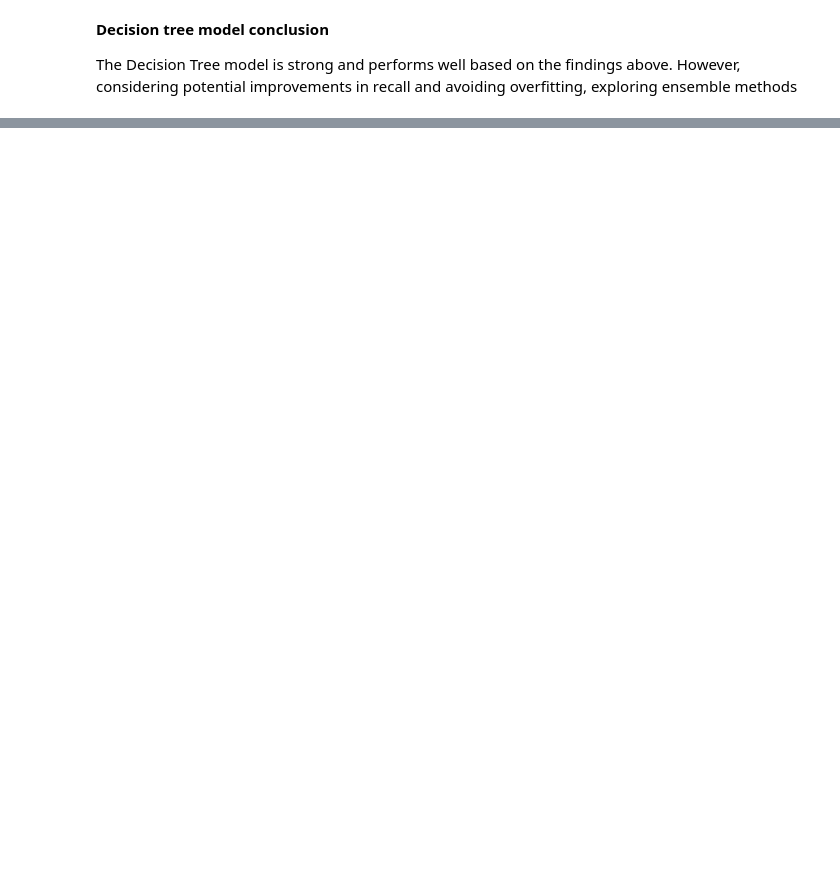
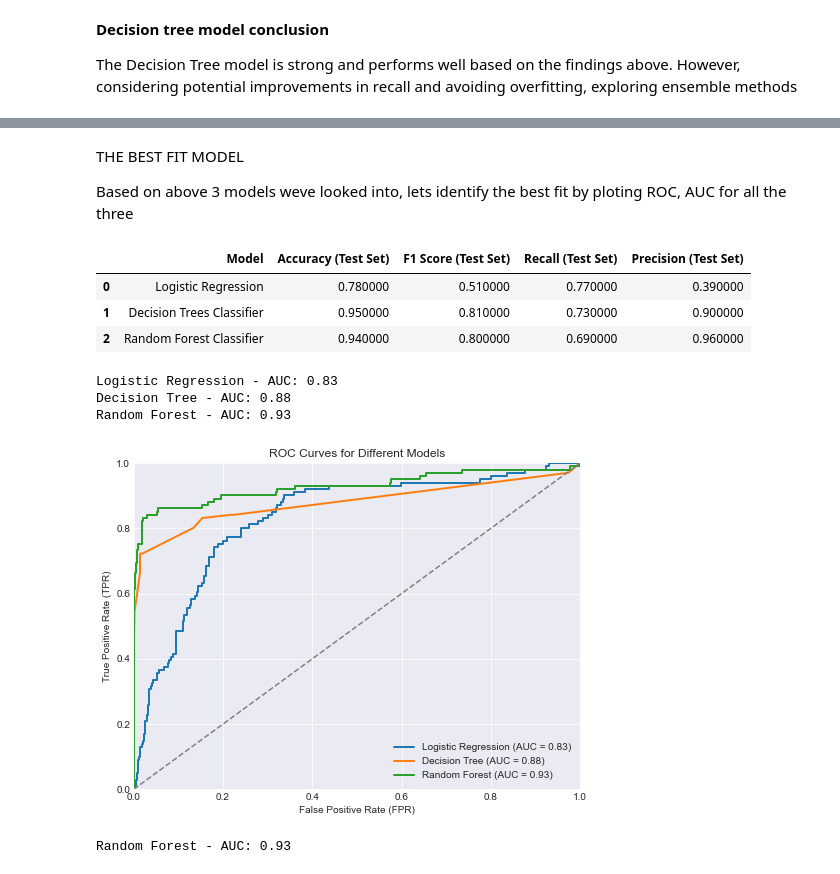
Before and after one commit to Annolyne/Phase3_Project, a Jupyter notebook: index.ipynb, the cells around one changed output, grey strips where cells are left out. Saved outputs shown, nothing was run; the diff lists cells and outputs as text; code cells hidden in the pictures; blank space fills up the shorter version.

```diff
--- a/index.ipynb
+++ b/index.ipynb
@@ -1255,0 +1539,68 @@ The Decision Tree model is strong and performs well based on the findings above.
+# %% [markdown]
+ THE BEST FIT MODEL
+
+ Based on above 3 models weve looked into, lets identify the best fit by ploting ROC, AUC for all the three
+# %%
+import pandas as pd
+
+# Create the comparison DataFrame
+comparison_frame = pd.DataFrame({
+    'Model': ['Logistic Regression', 'Decision Trees Classifier', 'Random Forest Classifier'],
+    'Accuracy (Test Set)': [0.78, 0.95, 0.94],
+    'F1 Score (Test Set)': [0.51, 0.81, 0.80],
+    'Recall (Test Set)': [0.77, 0.73, 0.69],
+    'Precision (Test Set)': [0.39, 0.90, 0.96]
+})
+
+# Highlight the maximum values in each column
+comparison_frame.style.highlight_max(color='lightgreen', axis=0)
+# %% [output]
+|  | Model | Accuracy (Test Set) | F1 Score (Test Set) | Recall (Test Set) | Precision (Test Set) |
+| 0 | Logistic Regression | 0.780000 | 0.510000 | 0.770000 | 0.390000 |
+| 1 | Decision Trees Classifier | 0.950000 | 0.810000 | 0.730000 | 0.900000 |
+| 2 | Random Forest Classifier | 0.940000 | 0.800000 | 0.690000 | 0.960000 |
+# %%
+
+
+# Initialize classifiers
+classifiers = {
+    'Logistic Regression': LogisticRegression(class_weight='balanced'),
+    'Decision Tree': DecisionTreeClassifier(max_depth=5, random_state=42),
+    'Random Forest': RandomForestClassifier(n_estimators=50, max_depth=10, random_state=42)
+}
+
+# Initialize the scaler and fit-transform the features
+scaler = StandardScaler()
+X_train_scaled = scaler.fit_transform(X_train)
+X_test_scaled = scaler.transform(X_test)
+
+# Plot ROC curves
+plt.figure(figsize=(8, 6))
+
+for name, clf in classifiers.items():
+    clf.fit(X_train_scaled, y_train)
+    y_prob = clf.predict_proba(X_test_scaled)[:, 1]
+    fpr, tpr, _ = roc_curve(y_test, y_prob)
+    roc_auc = roc_auc_score(y_test, y_prob)
+    plt.plot(fpr, tpr, lw=2, label=f'{name} (AUC = {roc_auc:.2f})')
+
+ # Print AUC results for each classifier
+    print(f'{name} - AUC: {roc_auc:.2f}')
+
+# Plot random classifier diagonal
+plt.plot([0, 1], [0, 1], color='gray', linestyle='--')
+
+plt.xlim([0.0, 1.0])
+plt.ylim([0.0, 1.0])
+plt.xlabel('False Positive Rate (FPR)')
+plt.ylabel('True Positive Rate (TPR)')
+plt.title('ROC Curves for Different Models')
+plt.legend(loc='lower right')
+plt.grid(True)
+plt.show()
+# %% [output]
+Logistic Regression - AUC: 0.83
+Decision Tree - AUC: 0.88
+Random Forest - AUC: 0.93
+[figure, added]
+Random Forest - AUC: 0.93
```
Also changed, not shown: parts of 19 cells of this notebook.
